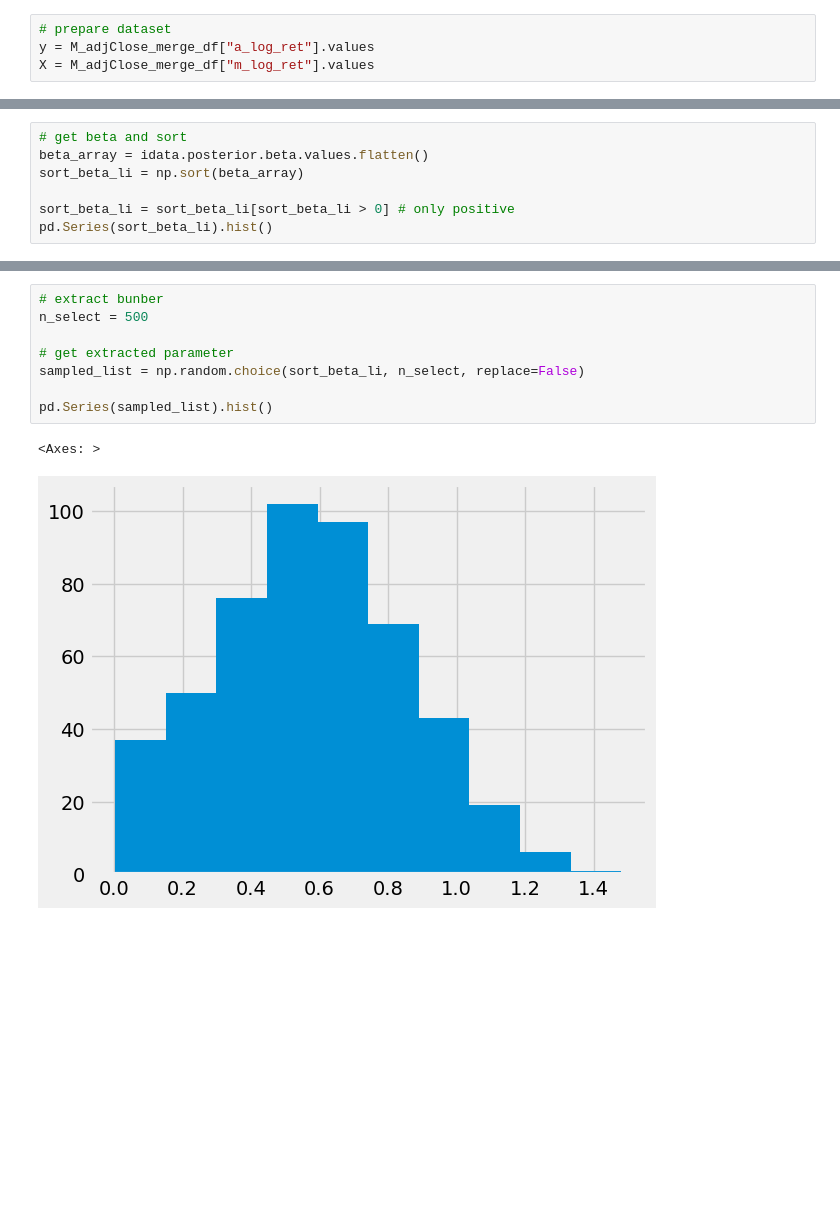
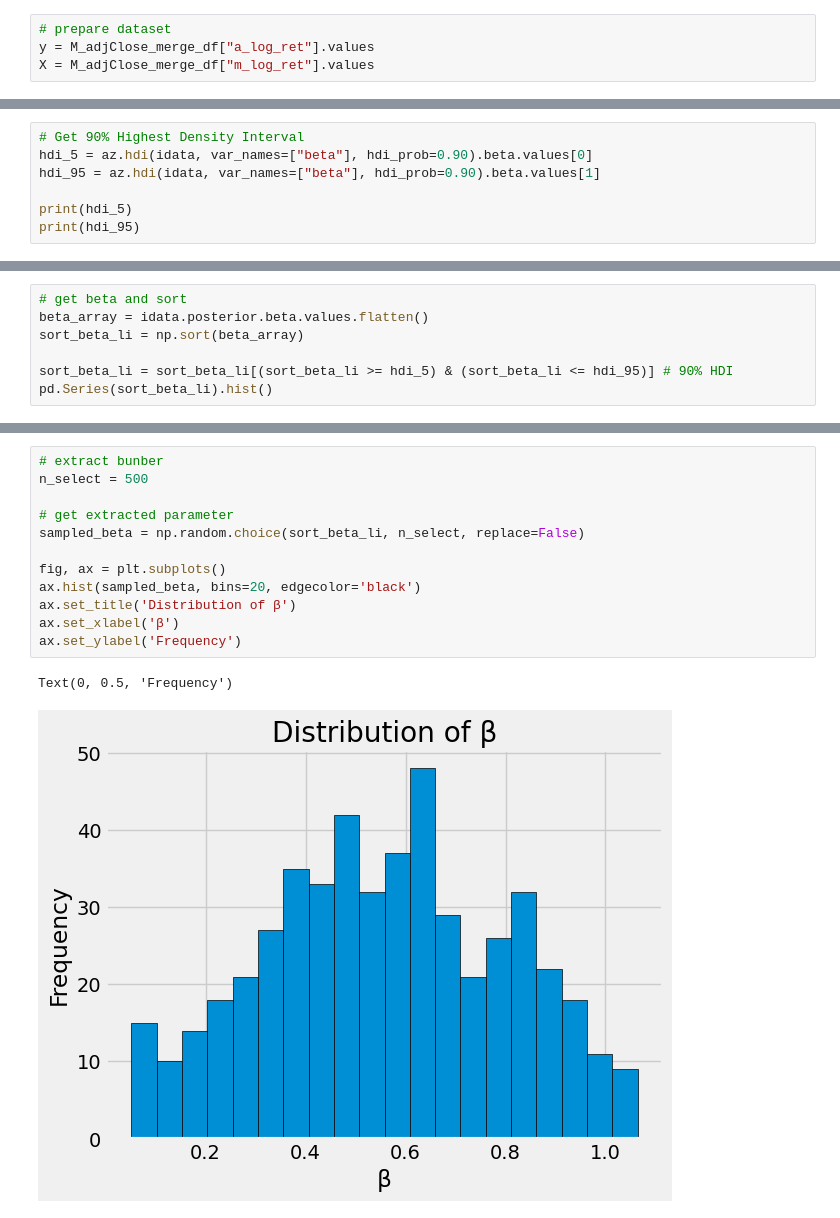
Before and after one commit to wakamatsuikuma/Learning, a Jupyter notebook: montecalro_DCF/notebook/monte_carlo_simulation_with_bayes.ipynb, the cells around one changed output, grey strips where cells are left out. Cells and saved outputs as stored; diff of their text form; blank space fills up the shorter version.

```diff
--- a/montecalro_DCF/notebook/monte_carlo_simulation_with_bayes.ipynb
+++ b/montecalro_DCF/notebook/monte_carlo_simulation_with_bayes.ipynb
@@ -335,0 +275,7 @@ Data variables:
+# %%
+# Get 90% Highest Density Interval
+hdi_5 = az.hdi(idata, var_names=["beta"], hdi_prob=0.90).beta.values[0]
+hdi_95 = az.hdi(idata, var_names=["beta"], hdi_prob=0.90).beta.values[1]
+
+print(hdi_5)
+print(hdi_95)
@@ -338,7 +287,7 @@ Data variables:
 beta_array = idata.posterior.beta.values.flatten()
 sort_beta_li = np.sort(beta_array)
 
-sort_beta_li = sort_beta_li[sort_beta_li > 0] # only positive
+sort_beta_li = sort_beta_li[(sort_beta_li >= hdi_5) & (sort_beta_li <= hdi_95)] # 90% HDI
 pd.Series(sort_beta_li).hist()
 # %% [output]
 <Axes: >
@@ -363,11 +295,15 @@ pd.Series(sampling_beta).hist()
 # %%
 # extract bunber
 n_select = 500
 
 # get extracted parameter
-sampled_list = np.random.choice(sort_beta_li, n_select, replace=False)
+sampled_beta = np.random.choice(sort_beta_li, n_select, replace=False)
 
-pd.Series(sampled_list).hist()
+fig, ax = plt.subplots()
+ax.hist(sampled_beta, bins=20, edgecolor='black')
+ax.set_title('Distribution of β')
+ax.set_xlabel('β')
+ax.set_ylabel('Frequency')
 # %% [output]
-<Axes: >
+Text(0, 0.5, 'Frequency')
-[figure, old version]
+[figure, new version]
```
Also changed, not shown: parts of 32 cells of this notebook.
